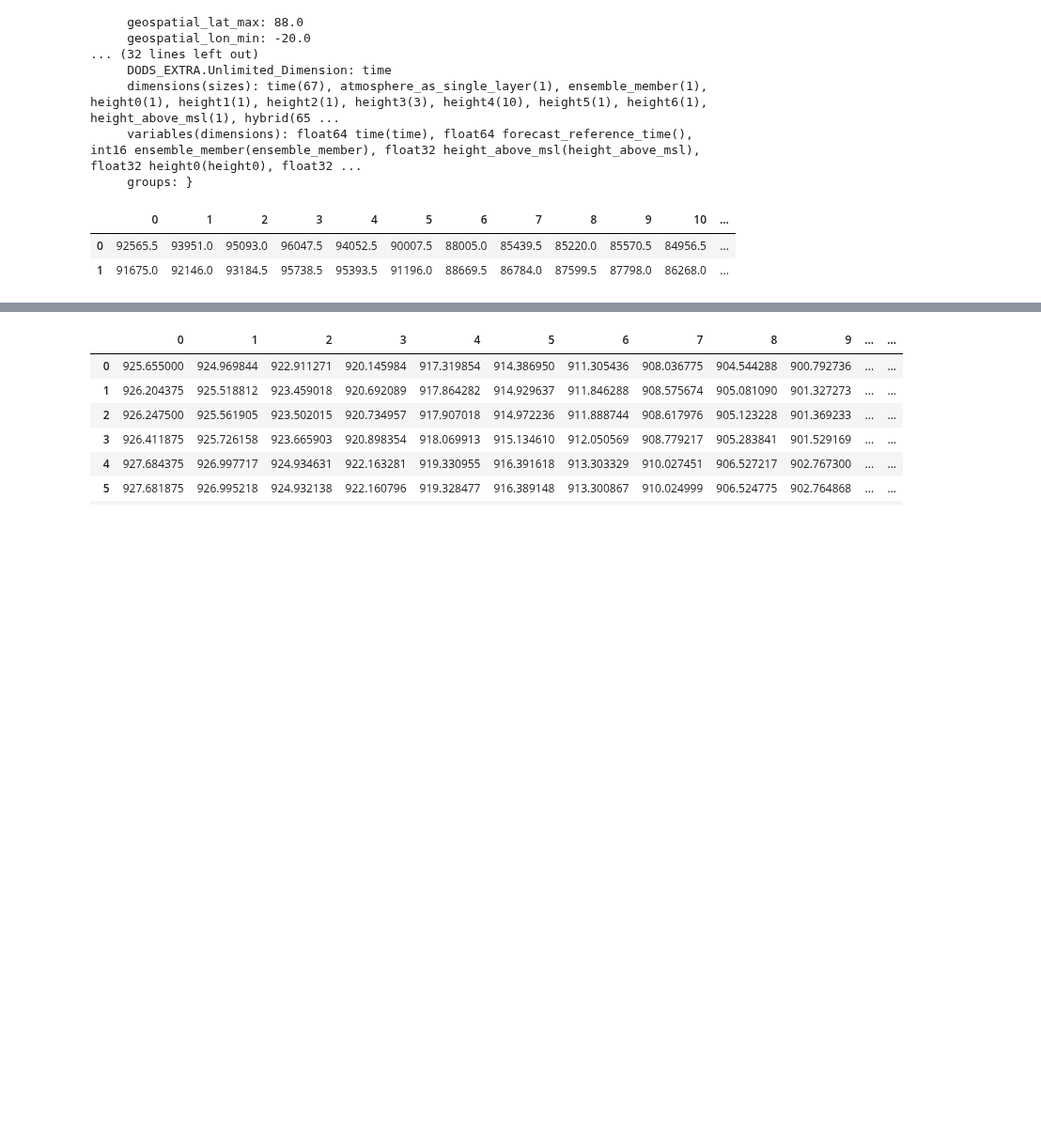
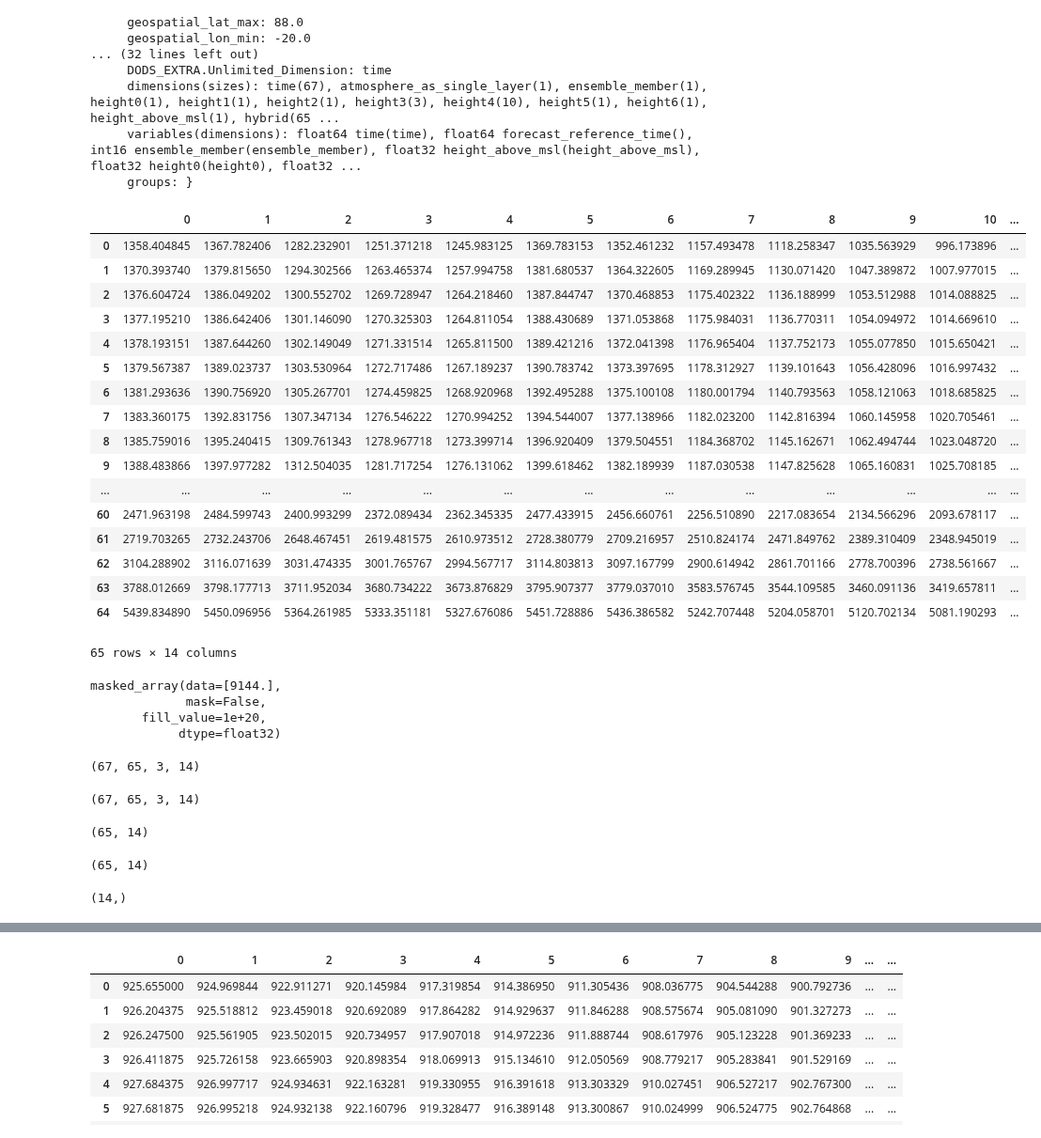
Before and after one commit to franzihe/research_Haukeli, a Jupyter notebook: MEPS/plt_vert_cross_sct.ipynb, the cells around one changed output, grey strips where cells are left out. Shown at 94% size. Cells and saved outputs as stored; diff of their text form; code cells hidden in the pictures; blank space fills up the shorter version.

Commit message:
started with plot of vertical velocity along cross section

```diff
--- a/MEPS/plt_vert_cross_sct.ipynb
+++ b/MEPS/plt_vert_cross_sct.ipynb
@@ -377,6 +443,30 @@ air_temperature_ml   = fn[2].variables['air_temperature_ml'][:,:,0,309:312,(np.a
+# %%
+elevation = np.empty(shape=(surface_air_pressure.shape[0],
+                                ap.shape[0],
+                                surface_air_pressure.shape[2],
+                                surface_air_pressure.shape[3]))
+for l in range(surface_air_pressure.shape[3]):
+    elevation[:,:,0,l] = (alti[309,(np.array(xx)[~np.isnan(xx)]).astype(int)[l]] + dz[:,:,0,l])
+    elevation[:,:,1,l] = (alti[310,(np.array(xx)[~np.isnan(xx)]).astype(int)[l]] + dz[:,:,1,l])
+    elevation[:,:,2,l] = (alti[311,(np.array(xx)[~np.isnan(xx)]).astype(int)[l]] + dz[:,:,2,l])
 # %%
-pd.DataFrame(surface_air_pressure[0,0,:,:])
+pd.DataFrame(elevation[0,:,0,:])
 # %% [output]
 |  | 0 | 1 | 2 | 3 | 4 | 5 | 6 | 7 | 8 | 9 | 10 | ... |
-| 0 | 92565.5 | 93951.0 | 95093.0 | 96047.5 | 94052.5 | 90007.5 | 88005.0 | 85439.5 | 85220.0 | 85570.5 | 84956.5 | ... |
-| 1 | 91675.0 | 92146.0 | 93184.5 | 95738.5 | 95393.5 | 91196.0 | 88669.5 | 86784.0 | 87599.5 | 87798.0 | 86268.0 | ... |
+| 0 | 1358.404845 | 1367.782406 | 1282.232901 | 1251.371218 | 1245.983125 | 1369.783153 | 1352.461232 | 1157.493478 | 1118.258347 | 1035.563929 | 996.173896 | ... |
+| 1 | 1370.393740 | 1379.815650 | 1294.302566 | 1263.465374 | 1257.994758 | 1381.680537 | 1364.322605 | 1169.289945 | 1130.071420 | 1047.389872 | 1007.977015 | ... |
+| 2 | 1376.604724 | 1386.049202 | 1300.552702 | 1269.728947 | 1264.218460 | 1387.844747 | 1370.468853 | 1175.402322 | 1136.188999 | 1053.512988 | 1014.088825 | ... |
+| 3 | 1377.195210 | 1386.642406 | 1301.146090 | 1270.325303 | 1264.811054 | 1388.430689 | 1371.053868 | 1175.984031 | 1136.770311 | 1054.094972 | 1014.669610 | ... |
+| 4 | 1378.193151 | 1387.644260 | 1302.149049 | 1271.331514 | 1265.811500 | 1389.421216 | 1372.041398 | 1176.965404 | 1137.752173 | 1055.077850 | 1015.650421 | ... |
+| 5 | 1379.567387 | 1389.023737 | 1303.530964 | 1272.717486 | 1267.189237 | 1390.783742 | 1373.397695 | 1178.312927 | 1139.101643 | 1056.428096 | 1016.997432 | ... |
+| 6 | 1381.293636 | 1390.756920 | 1305.267701 | 1274.459825 | 1268.920968 | 1392.495288 | 1375.100108 | 1180.001794 | 1140.793563 | 1058.121063 | 1018.685825 | ... |
+| 7 | 1383.360175 | 1392.831756 | 1307.347134 | 1276.546222 | 1270.994252 | 1394.544007 | 1377.138966 | 1182.023200 | 1142.816394 | 1060.145958 | 1020.705461 | ... |
+| 8 | 1385.759016 | 1395.240415 | 1309.761343 | 1278.967718 | 1273.399714 | 1396.920409 | 1379.504551 | 1184.368702 | 1145.162671 | 1062.494744 | 1023.048720 | ... |
+| 9 | 1388.483866 | 1397.977282 | 1312.504035 | 1281.717254 | 1276.131062 | 1399.618462 | 1382.189939 | 1187.030538 | 1147.825628 | 1065.160831 | 1025.708185 | ... |
+| ... | ... | ... | ... | ... | ... | ... | ... | ... | ... | ... | ... | ... |
+| 60 | 2471.963198 | 2484.599743 | 2400.993299 | 2372.089434 | 2362.345335 | 2477.433915 | 2456.660761 | 2256.510890 | 2217.083654 | 2134.566296 | 2093.678117 | ... |
+| 61 | 2719.703265 | 2732.243706 | 2648.467451 | 2619.481575 | 2610.973512 | 2728.380779 | 2709.216957 | 2510.824174 | 2471.849762 | 2389.310409 | 2348.945019 | ... |
+| 62 | 3104.288902 | 3116.071639 | 3031.474335 | 3001.765767 | 2994.567717 | 3114.803813 | 3097.167799 | 2900.614942 | 2861.701166 | 2778.700396 | 2738.561667 | ... |
+| 63 | 3788.012669 | 3798.177713 | 3711.952034 | 3680.734222 | 3673.876829 | 3795.907377 | 3779.037010 | 3583.576745 | 3544.109585 | 3460.091136 | 3419.657811 | ... |
+| 64 | 5439.834890 | 5450.096956 | 5364.261985 | 5333.351181 | 5327.676086 | 5451.728886 | 5436.386582 | 5242.707448 | 5204.058701 | 5120.702134 | 5081.190293 | ... |
+65 rows × 14 columns
@@ -382,0 +477,7 @@ pd.DataFrame(surface_air_pressure[0,0,:,:])
+# %%
+height2
+# %% [output]
+masked_array(data=[9144.],
+             mask=False,
+       fill_value=1e+20,
+            dtype=float32)
@@ -382,0 +486,20 @@ pd.DataFrame(surface_air_pressure[0,0,:,:])
+# %%
+upward_air_velocity_ml[:,:,:,:].shape
+# %% [output]
+(67, 65, 3, 14)
+# %%
+elevation[:,:,:,:].shape
+# %% [output]
+(67, 65, 3, 14)
+# %%
+upward_air_velocity_ml[0,:,0,:].shape
+# %% [output]
+(65, 14)
+# %%
+(np.array([latitude[309,(np.array(xx)[~np.isnan(xx)]).astype(int)],]* elevation.shape[1])).shape
+# %% [output]
+(65, 14)
+# %%
+latitude[309,(np.array(xx)[~np.isnan(xx)]).astype(int)].shape
+# %% [output]
+(14,)
```
Also changed, not shown: parts of 9 cells of this notebook.
